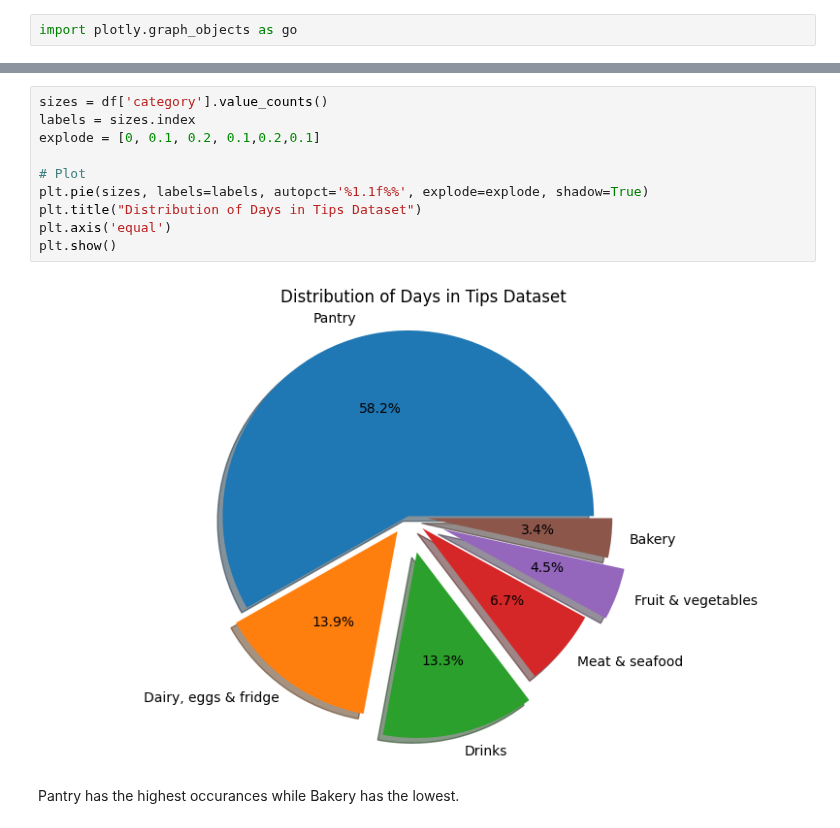
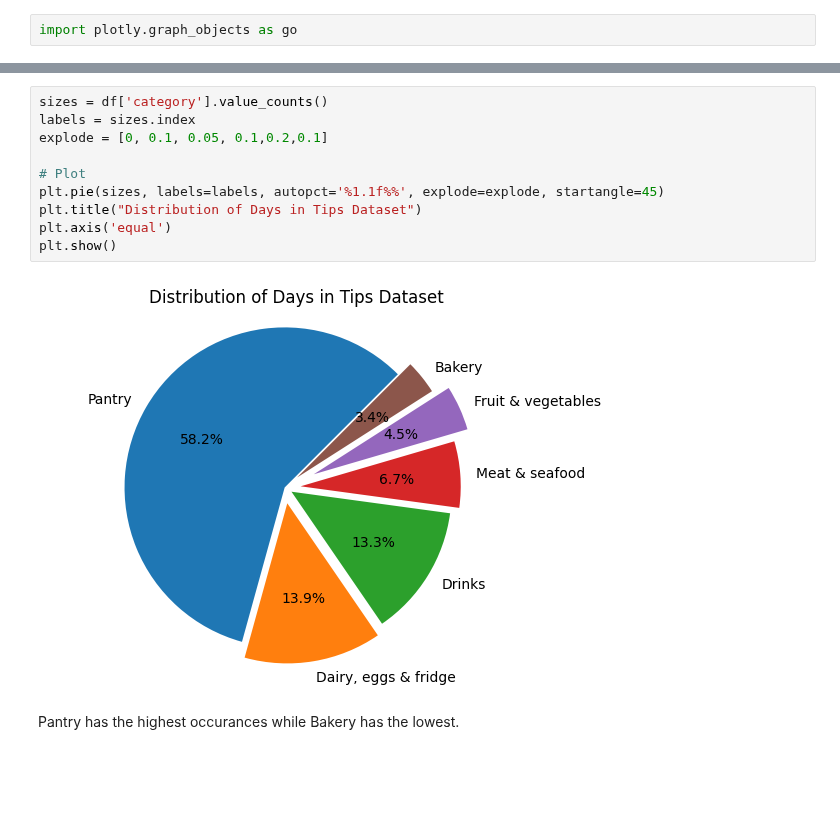
Before and after one commit to binayakhadka/grocery-retail-analytics, a Jupyter notebook: aus.ipynb, the cells around one changed output, grey strips where cells are left out. Cells and saved outputs as stored; diff of their text form; blank space fills up the shorter version.

```diff
--- a/aus.ipynb
+++ b/aus.ipynb
@@ -165,15 +184,15 @@ import plotly.graph_objects as go
 # %%
 sizes = df['category'].value_counts()
 labels = sizes.index
-explode = [0, 0.1, 0.2, 0.1,0.2,0.1]
+explode = [0, 0.1, 0.05, 0.1,0.2,0.1]
 
 # Plot
-plt.pie(sizes, labels=labels, autopct='%1.1f%%', explode=explode, shadow=True)
+plt.pie(sizes, labels=labels, autopct='%1.1f%%', explode=explode, startangle=45)
 plt.title("Distribution of Days in Tips Dataset")
 plt.axis('equal')
 plt.show()
 # %% [output]
-[figure, old version]
+[figure, new version]
 # %% [markdown]
 Pantry has the highest occurances while Bakery has the lowest.
 # %%
```
Also changed, not shown: parts of 1 cell of this notebook.
